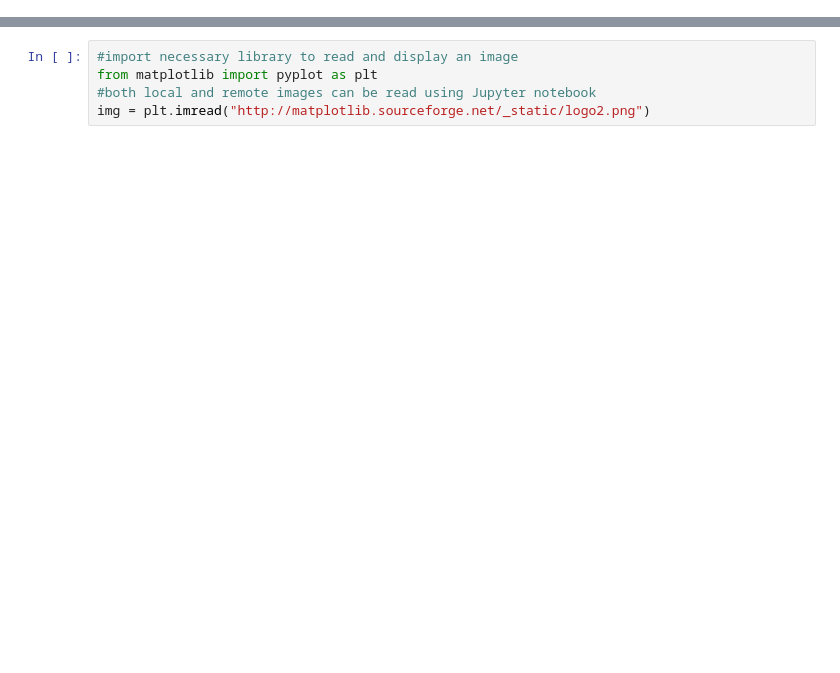
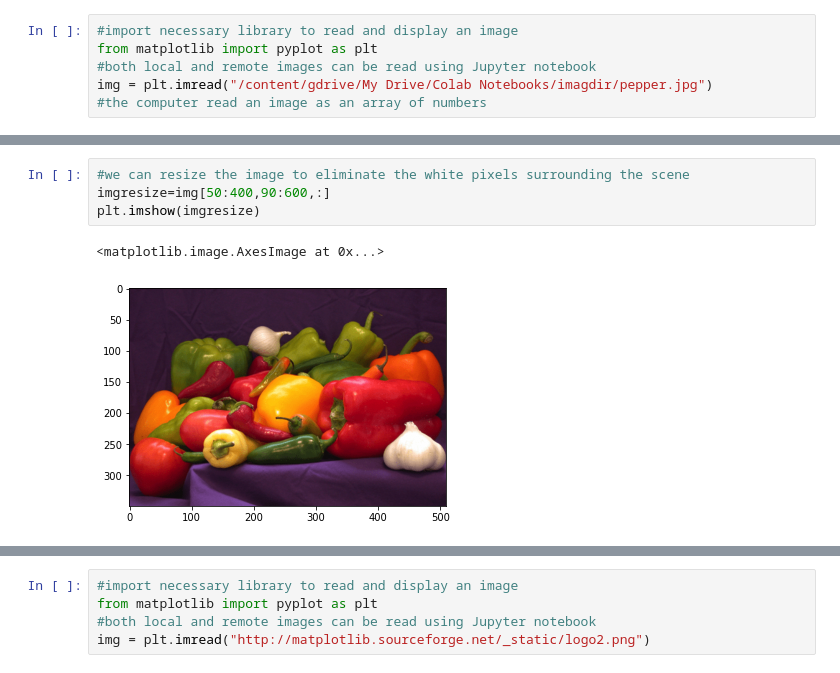
Before and after one commit to seyrankhademi/Interactive_Arch_Q3_P1, a Jupyter notebook: Interactive_Arch_Q3_P1.ipynb, the cells around one changed output, grey strips where cells are left out. Cells and saved outputs as stored; diff of their text form; blank space fills up the shorter version.

```diff
--- a/Interactive_Arch_Q3_P1.ipynb
+++ b/Interactive_Arch_Q3_P1.ipynb
@@ -2,0 +23,6 @@
+# %%
+#import necessary library to read and display an image
+from matplotlib import pyplot as plt
+#both local and remote images can be read using Jupyter notebook
+img = plt.imread("/content/gdrive/My Drive/Colab Notebooks/imagdir/pepper.jpg")
+#the computer read an image as an array of numbers
@@ -2,0 +74,7 @@
+# %%
+#we can resize the image to eliminate the white pixels surrounding the scene
+imgresize=img[50:400,90:600,:]
+plt.imshow(imgresize)
+# %% [output]
+<matplotlib.image.AxesImage at 0x...>
+[figure, added]
```
Also changed, not shown: parts of 17 cells of this notebook.
